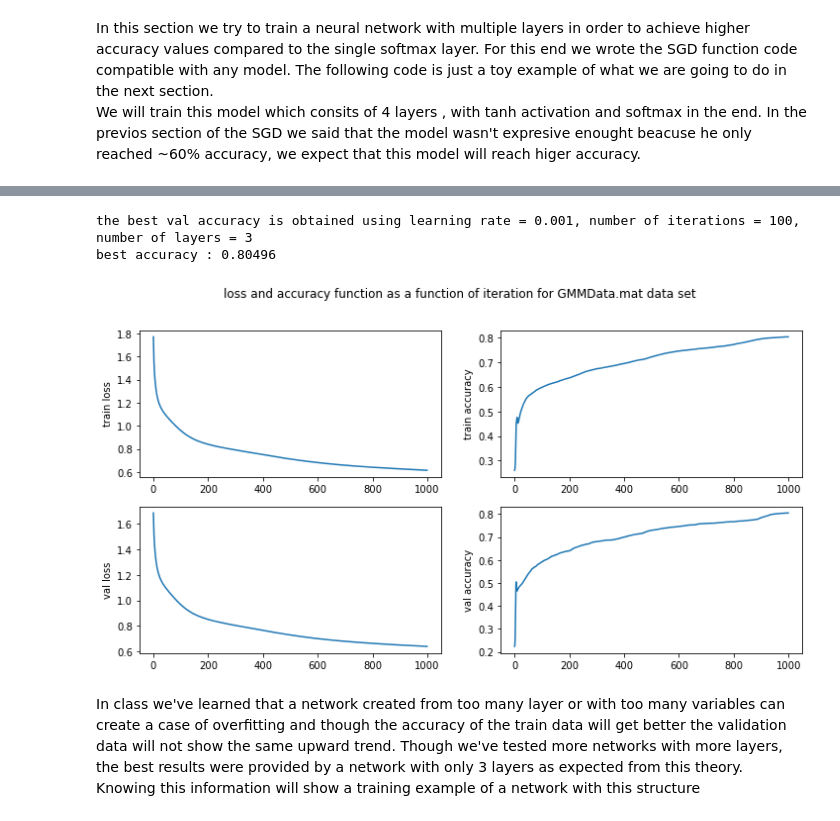
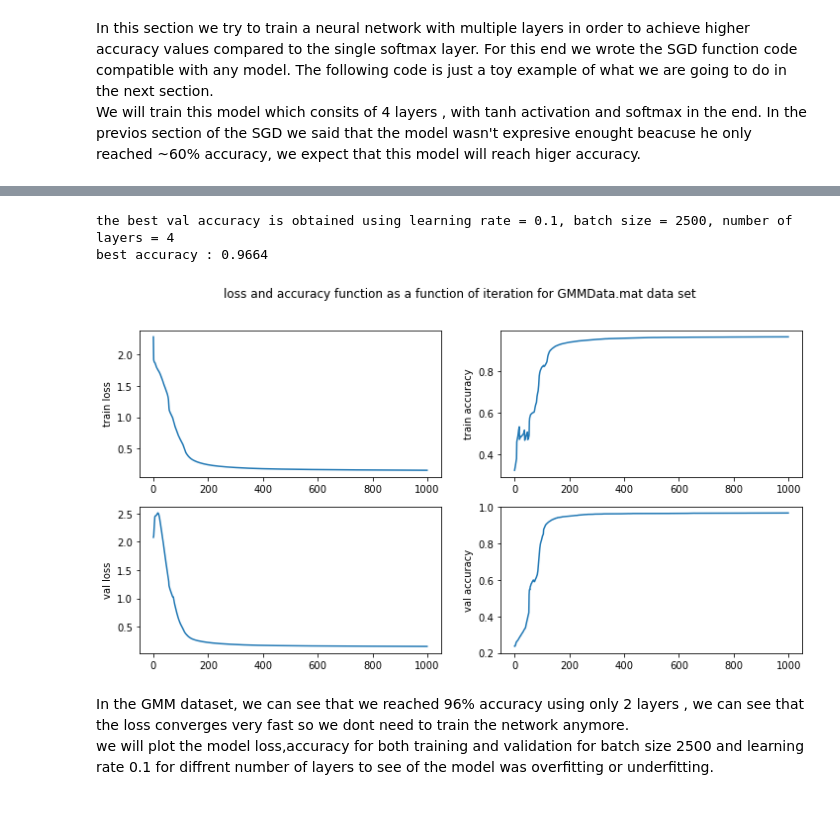
Before and after one commit to danikv/DeepLearningEx1, a Jupyter notebook: ASS01_315870808_316417591.ipynb, the cells around one changed output, grey strips where cells are left out. Drawn from its saved outputs; the diff is of its cells as text; code cells hidden in the pictures.

```diff
--- a/ASS01_315870808_316417591.ipynb
+++ b/ASS01_315870808_316417591.ipynb
@@ -1209,8 +1213,10 @@ model2 = sequential_model(
         linear_layer(16, 5, activation=softmax())
 )
 
-loss_train, accuracy_train, loss_val, accuracy_val =
-        SGD(model2, X2, Y2, X2_val, Y2_val, 500, 0.1, cross_entropy_loss, 2500)
+loss_train, accuracy_train, loss_val, accuracy_val = SGD(model2, X2, Y2,
+                    X2_val, Y2_val, 1000, 0.01, cross_entropy_loss, 1000)
+
+print('val accuracy : {}'.format(np.max(accuracy_val)))
 
 fig, axs = plt.subplots(2, 2, figsize=(12,6))
 fig.suptitle('loss and accuracy function as a function of iteration for GMMData.mat data set ')
@@ -1237,12 +1244,13 @@ In this section we won't optimize the number of iterations, we will just assume
 # %%
 def model_init(num_layers, dim_in, dim_out):
     return sequential_model(
-            *[linear_layer(dim_in * pow(2, i), dim_in * pow(2, i+1),
+        *[linear_layer(dim_in * pow(2, i), dim_in * pow(2, i+1),
                            activation=tanh()) for i in range(num_layers - 1)],
-            linear_layer(dim_in * pow(2, num_layers - 1), dim_out, activation=softmax())
+        linear_layer(dim_in * pow(2, num_layers - 1), dim_out, activation=softmax())
         )
 
-def nn_grid_search(X, Y, X_val, Y_val, num_layers_values, learning_rate_values, batch_size_values):
+def nn_grid_search(X, Y, X_val, Y_val, num_layers_values,
+                   learning_rate_values, batch_size_values):
     train_accuracy = []
     val_accuracy = []
     val_loss = []
@@ -1251,18 +1259,19 @@ def nn_grid_search(X, Y, X_val, Y_val, num_layers_values, learning_rate_values,
             for batch_size in batch_size_values:
                 for num_layers in num_layers_values:
                     model = model_init(num_layers, X.shape[0], Y.shape[0])
-                    loss_train, accuracy_train, loss_val, accuracy_val =
-                            SGD(model, X, Y, X_val, Y_val, 1000, learning_rate,
-                                cross_entropy_loss, batch_size)
+                    loss_train, accuracy_train, loss_val, accuracy_val = SGD(model, X,
+                                                Y, X_val, Y_val, 1000, learning_rate,
+                                                cross_entropy_loss, batch_size)
                     train_accuracy.append(accuracy_train)
                     val_accuracy.append(accuracy_val)
                     train_loss.append(loss_train)
                     val_loss.append(loss_val)
     return train_accuracy, train_loss, val_accuracy, val_loss
 # %%
-learning_rates = [0.001]
+learning_rates = [0.1, 0.01, 0.001]
 batch_sizes = [100, 1000, 2500]
 num_layers = [2, 3, 4, 5]
 
-train_accuracy, train_loss, val_accuracy, val_loss =
-        nn_grid_search(X, Y, X_val, Y_val, num_layers, learning_rates, batch_sizes)
+train_accuracy, train_loss, val_accuracy, val_loss = nn_grid_search(X, Y,
+                                                X_val, Y_val, num_layers,
+                                                learning_rates, batch_sizes)
@@ -1300,36 +1385,28 @@ We can see that the loss is still decreasing, so we will use the chosen hyper pa
 # %%
-train_accuracy, train_loss, val_accuracy, val_loss =
-        nn_grid_search(X2, Y2, X2_val, Y2_val, num_layers, learning_rates, batch_sizes)
+train_accuracy, train_loss, val_accuracy, val_loss = nn_grid_search(X2, Y2, X2_val,
+                                    Y2_val, num_layers, learning_rates, batch_sizes)
 # %%
 max_values = list(map(lambda x : max(x), val_accuracy))
 index = np.argmax(max_values)
-
-print('the best val accuracy is obtained using learning rate = {}, number of iterations = {}, number of layers = {}'
-      .format(learning_rates[int(index / 25)],
-              batch_sizes[int(index / 5) % 5], num_layers[index % 5]))
+print('the best val accuracy is obtained using learning rate = {}, batch size = {}, number of layers = {}'.format( learning_rates[int(index / 12)],  batch_sizes[int(index / 4) % 3], num_layers[index % 4]))
 print('best accuracy : {}'.format(np.max(max_values)))
-
 fig, axs = plt.subplots(2, 2, figsize=(12,6))
 fig.suptitle('loss and accuracy function as a function of iteration for GMMData.mat data set')
 
 axs[0][0].plot(train_loss[index])
 axs[0][0].set_ylabel('train loss')
-
 axs[0][1].plot(train_accuracy[index])
 axs[0][1].set_ylabel('train accuracy')
-
 axs[1][0].plot(val_loss[index])
 axs[1][0].set_ylabel('val loss')
-
 axs[1][1].plot(val_accuracy[index])
 axs[1][1].set_ylabel('val accuracy')
 
 plt.show()
 # %% [output]
-the best val accuracy is obtained using learning rate = 0.001, number of iterations = 100, number of layers = 3
-best accuracy : 0.80496
+the best val accuracy is obtained using learning rate = 0.1, batch size = 2500, number of layers = 4
+best accuracy : 0.9664
-[figure, old version]
+[figure, new version]
-# %% [markdown]
-In class we've learned that a network created from too many layer or with too many variables can create a case of overfitting and though the accuracy of the train data will get better the validation data will not show the same upward trend.
-Though we've tested more networks with more layers, the best results were provided by a network with only 3 layers as expected from this theory. <br>
-Knowing this information will show a training example of a network with this structure
+# %% [markdown]
+In the GMM dataset, we can see that we reached 96% accuracy using only 2 layers , we can see that the loss converges very fast so we dont need to train the network anymore.<br>
+we will plot the model loss,accuracy for both training and validation for batch size 2500 and learning rate 0.1 for diffrent number of layers to see of the model was overfitting or underfitting.
```
Also changed, not shown: parts of 76 cells of this notebook, 3 other files.
